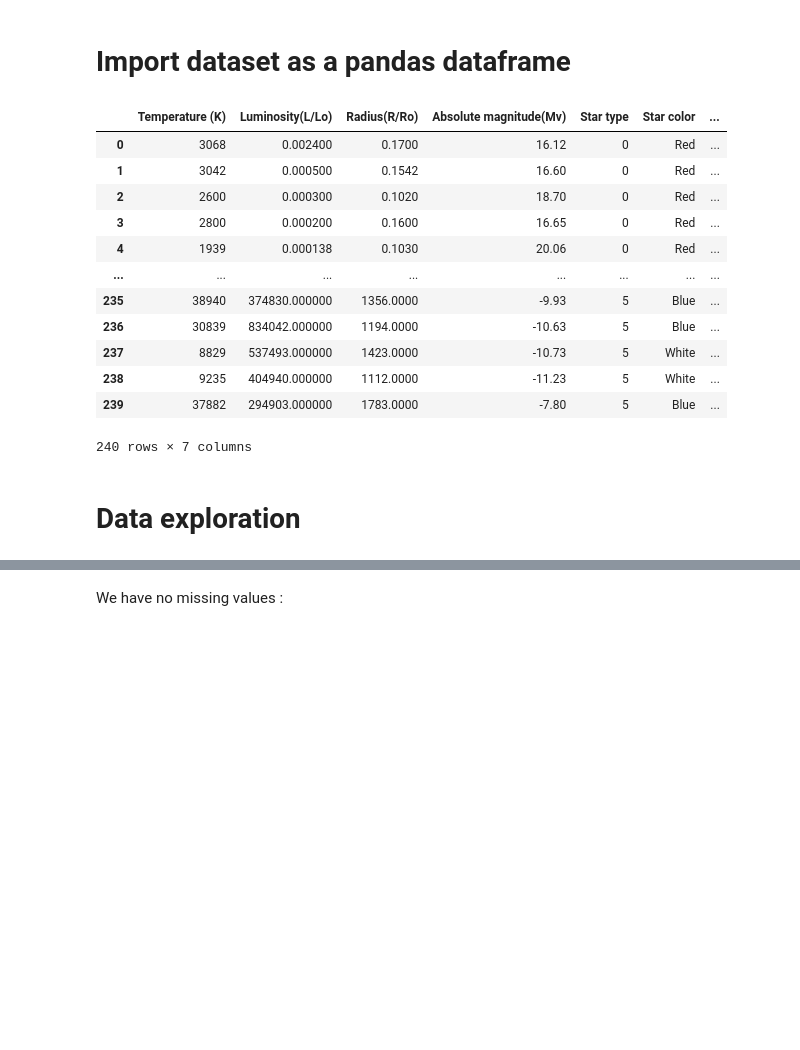
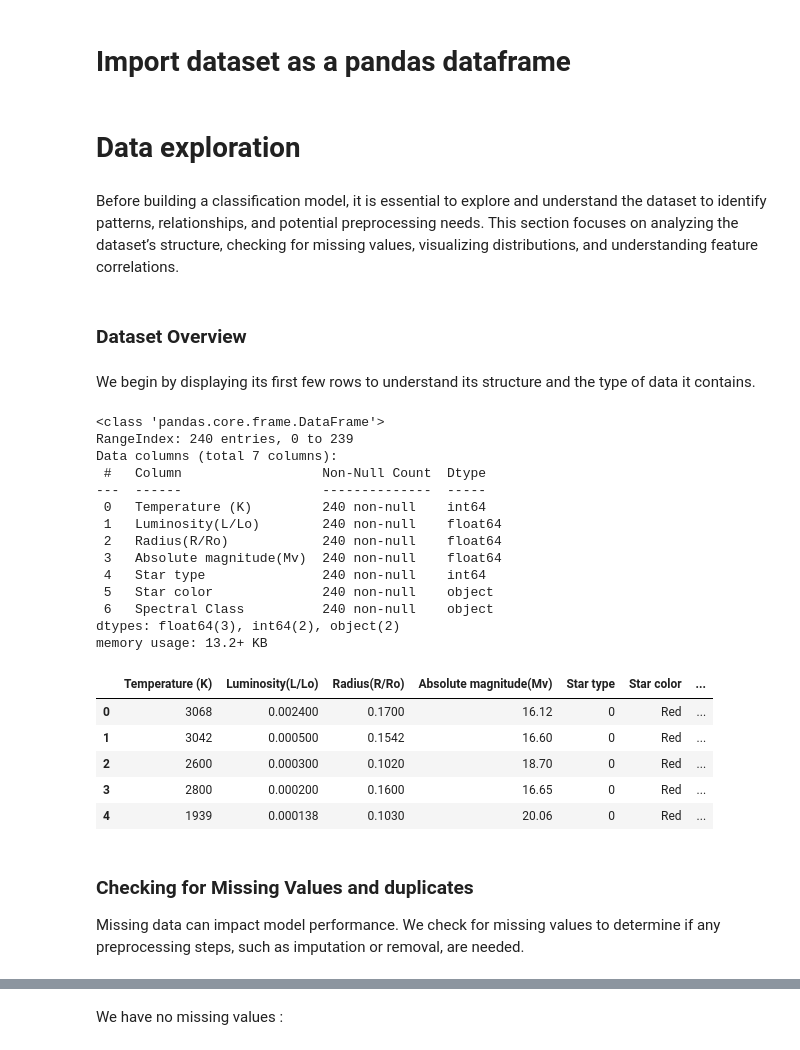
Before and after one commit to YassinTalhaoui/MA-Thesis-ML-Applied-to-stars, a Jupyter notebook: stars.ipynb, the cells around one changed output, grey strips where cells are left out. Saved outputs shown, nothing was run; the diff lists cells and outputs as text; code cells hidden in the pictures; blank space fills up the shorter version.

```diff
--- a/stars.ipynb
+++ b/stars.ipynb
@@ -30,20 +30,39 @@ for dirname, _, filenames in os.walk('/kaggle/input'):
 # Import dataset as a pandas dataframe
 # %%
 df = pd.read_csv("/kaggle/input/star-dataset/6 class csv.csv")
-df
-# %% [output]
-|  | Temperature (K) | Luminosity(L/Lo) | Radius(R/Ro) | Absolute magnitude(Mv) | Star type | Star color | ... |
-| 0 | 3068 | 0.002400 | 0.1700 | 16.12 | 0 | Red | ... |
-| 1 | 3042 | 0.000500 | 0.1542 | 16.60 | 0 | Red | ... |
-| 2 | 2600 | 0.000300 | 0.1020 | 18.70 | 0 | Red | ... |
-| 3 | 2800 | 0.000200 | 0.1600 | 16.65 | 0 | Red | ... |
-| 4 | 1939 | 0.000138 | 0.1030 | 20.06 | 0 | Red | ... |
-| ... | ... | ... | ... | ... | ... | ... | ... |
-| 235 | 38940 | 374830.000000 | 1356.0000 | -9.93 | 5 | Blue | ... |
-| 236 | 30839 | 834042.000000 | 1194.0000 | -10.63 | 5 | Blue | ... |
-| 237 | 8829 | 537493.000000 | 1423.0000 | -10.73 | 5 | White | ... |
-| 238 | 9235 | 404940.000000 | 1112.0000 | -11.23 | 5 | White | ... |
-| 239 | 37882 | 294903.000000 | 1783.0000 | -7.80 | 5 | Blue | ... |
-240 rows × 7 columns
 # %% [markdown]
 # Data exploration
+# %% [markdown]
+Before building a classification model, it is essential to explore and understand the dataset to identify patterns, relationships, and potential preprocessing needs. This section focuses on analyzing the dataset’s structure, checking for missing values, visualizing distributions, and understanding feature correlations.
+# %% [markdown]
+### Dataset Overview
+# %% [markdown]
+We begin by displaying its first few rows to understand its structure and the type of data it contains.
+# %%
+# Display basic information about the dataset
+df.info()
+df.head()
+# %% [output]
+<class 'pandas.core.frame.DataFrame'>
+RangeIndex: 240 entries, 0 to 239
+Data columns (total 7 columns):
+ #   Column                  Non-Null Count  Dtype
+---  ------                  --------------  -----
+ 0   Temperature (K)         240 non-null    int64
+ 1   Luminosity(L/Lo)        240 non-null    float64
+ 2   Radius(R/Ro)            240 non-null    float64
+ 3   Absolute magnitude(Mv)  240 non-null    float64
+ 4   Star type               240 non-null    int64
+ 5   Star color              240 non-null    object
+ 6   Spectral Class          240 non-null    object
+dtypes: float64(3), int64(2), object(2)
+memory usage: 13.2+ KB
+|  | Temperature (K) | Luminosity(L/Lo) | Radius(R/Ro) | Absolute magnitude(Mv) | Star type | Star color | ... |
+| 0 | 3068 | 0.002400 | 0.1700 | 16.12 | 0 | Red | ... |
+| 1 | 3042 | 0.000500 | 0.1542 | 16.60 | 0 | Red | ... |
+| 2 | 2600 | 0.000300 | 0.1020 | 18.70 | 0 | Red | ... |
+| 3 | 2800 | 0.000200 | 0.1600 | 16.65 | 0 | Red | ... |
+| 4 | 1939 | 0.000138 | 0.1030 | 20.06 | 0 | Red | ... |
+# %% [markdown]
+### Checking for Missing Values and duplicates
+Missing data can impact model performance. We check for missing values to determine if any preprocessing steps, such as imputation or removal, are needed.
```
Also changed, not shown: parts of 26 cells of this notebook.
